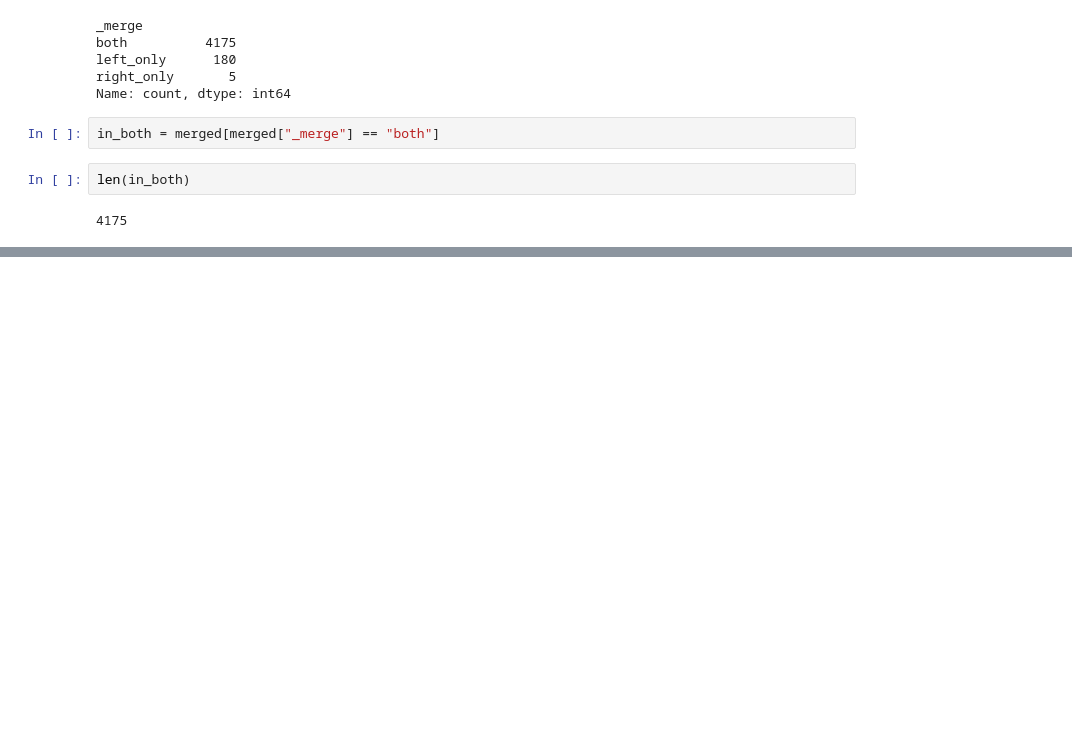
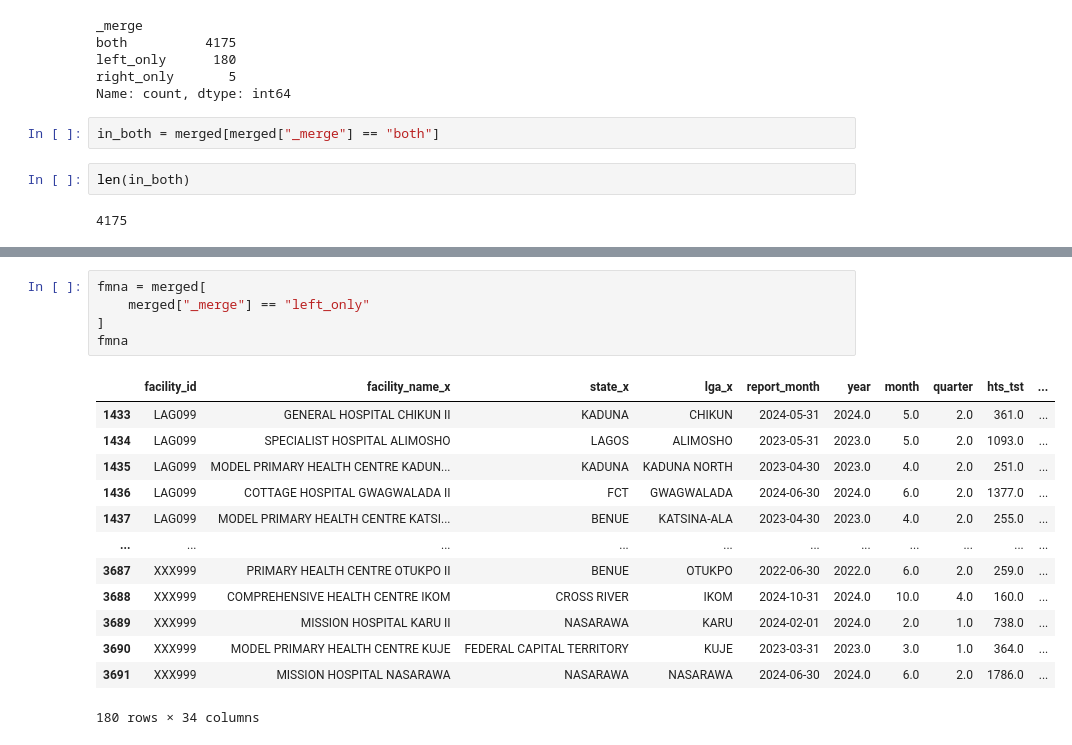
Before and after one commit to AlozieCollins/Intern-dataset-work, a Jupyter notebook: work.ipynb, the cells around one changed output, grey strips where cells are left out. Cells and saved outputs as stored; diff of their text form; blank space fills up the shorter version.

Commit message:
Merge check for both, right, and left and started validation rules

```diff
--- a/work.ipynb
+++ b/work.ipynb
@@ -285,0 +317,19 @@ len(in_both)
+# %%
+fmna = merged[
+    merged["_merge"] == "left_only"
+]
+fmna
+# %% [output]
+|  | facility_id | facility_name_x | state_x | lga_x | report_month | year | month | quarter | hts_tst | ... |
+| 1433 | LAG099 | GENERAL HOSPITAL CHIKUN II | KADUNA | CHIKUN | 2024-05-31 | 2024.0 | 5.0 | 2.0 | 361.0 | ... |
+| 1434 | LAG099 | SPECIALIST HOSPITAL ALIMOSHO | LAGOS | ALIMOSHO | 2023-05-31 | 2023.0 | 5.0 | 2.0 | 1093.0 | ... |
+| 1435 | LAG099 | MODEL PRIMARY HEALTH CENTRE KADUN... | KADUNA | KADUNA NORTH | 2023-04-30 | 2023.0 | 4.0 | 2.0 | 251.0 | ... |
+| 1436 | LAG099 | COTTAGE HOSPITAL GWAGWALADA II | FCT | GWAGWALADA | 2024-06-30 | 2024.0 | 6.0 | 2.0 | 1377.0 | ... |
+| 1437 | LAG099 | MODEL PRIMARY HEALTH CENTRE KATSI... | BENUE | KATSINA-ALA | 2023-04-30 | 2023.0 | 4.0 | 2.0 | 255.0 | ... |
+| ... | ... | ... | ... | ... | ... | ... | ... | ... | ... | ... |
+| 3687 | XXX999 | PRIMARY HEALTH CENTRE OTUKPO II | BENUE | OTUKPO | 2022-06-30 | 2022.0 | 6.0 | 2.0 | 259.0 | ... |
+| 3688 | XXX999 | COMPREHENSIVE HEALTH CENTRE IKOM | CROSS RIVER | IKOM | 2024-10-31 | 2024.0 | 10.0 | 4.0 | 160.0 | ... |
+| 3689 | XXX999 | MISSION HOSPITAL KARU II | NASARAWA | KARU | 2024-02-01 | 2024.0 | 2.0 | 1.0 | 738.0 | ... |
+| 3690 | XXX999 | MODEL PRIMARY HEALTH CENTRE KUJE | FEDERAL CAPITAL TERRITORY | KUJE | 2023-03-31 | 2023.0 | 3.0 | 1.0 | 364.0 | ... |
+| 3691 | XXX999 | MISSION HOSPITAL NASARAWA | NASARAWA | NASARAWA | 2024-06-30 | 2024.0 | 6.0 | 2.0 | 1786.0 | ... |
+180 rows × 34 columns
```
Also changed, not shown: parts of 4 cells of this notebook.
